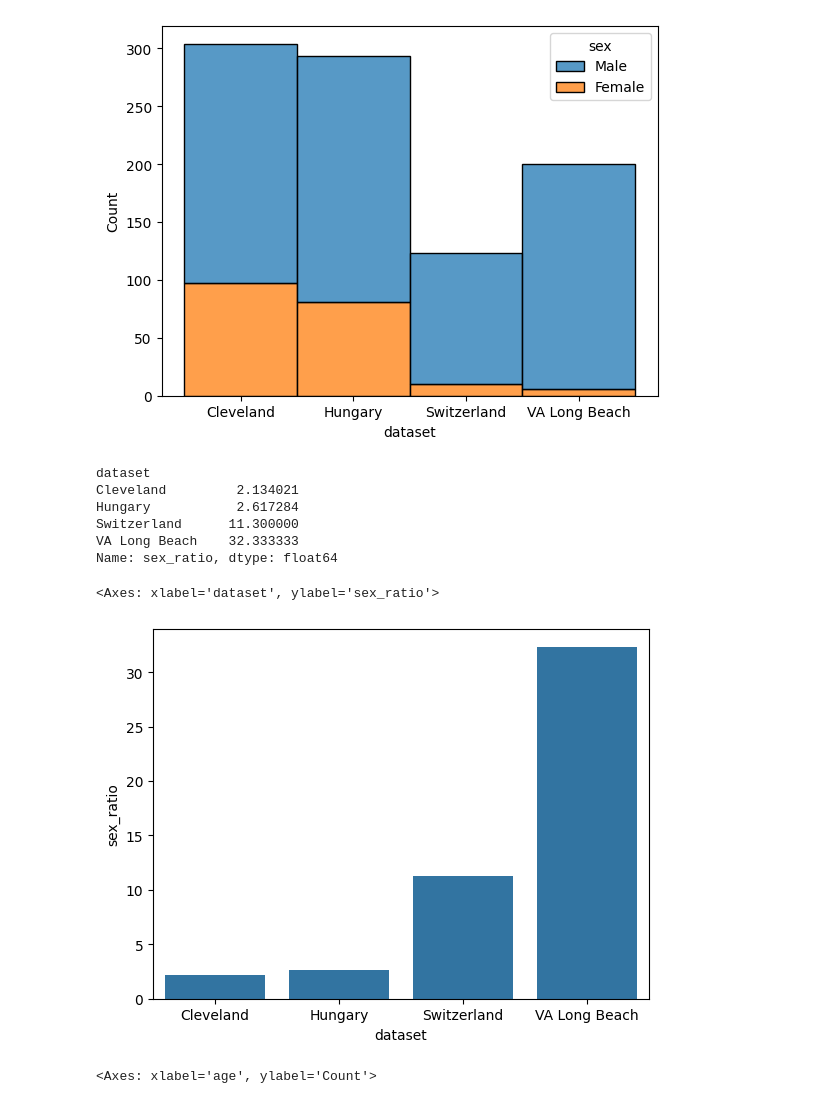
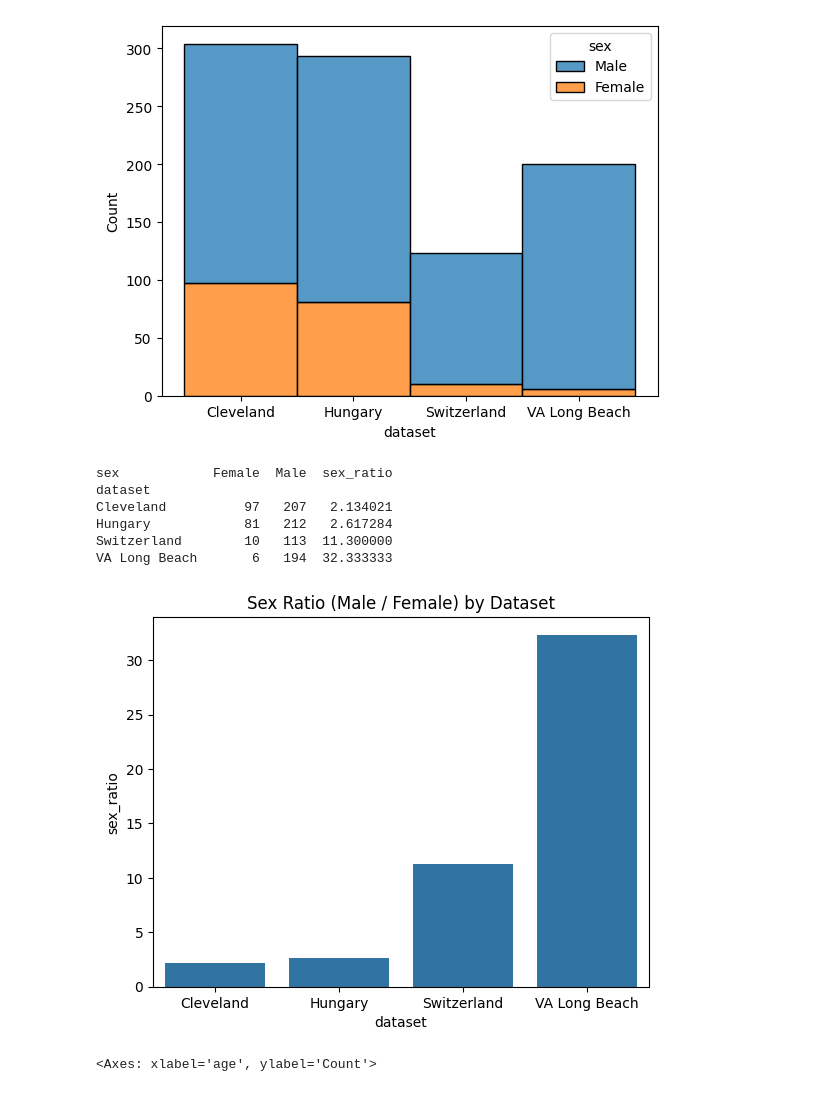
Before and after one commit to PaoloWalsh/medical-diagnosis-aid, a Jupyter notebook: eda/heart_data_analysis.ipynb, the cells around one changed output. Drawn from its saved outputs; the diff is of its cells as text; code cells hidden in the pictures.

```diff
--- a/eda/heart_data_analysis.ipynb
+++ b/eda/heart_data_analysis.ipynb
@@ -6,7 +6,7 @@ import seaborn as sns
 # %% [markdown]
 ## Data Understanding
 # %%
-df = pd.read_csv('../data/heart_disease_uci.csv')
+df = pd.read_csv('../data/heart_disease_uci.csv', index_col = 'id')
 df.info()
 df.shape
 # %% [output]
@@ -51,0 +60,16 @@ df.describe().T
+# %%
+df.rename(columns={
+    'cp': 'chest_pain_type',
+    'trestbps': 'blood_pressure_resting',
+    'chol': 'cholesterol',
+    'fbs': 'fasting_blood_sugar',
+    'restecg': 'ecg_resting',
+    'thalch': 'max_heart_rate',
+    'exang': 'exercise_induced_angina',
+    'oldpeak': 'st_depression_exercise',
+    'slope': 'st_slope_type',
+    'ca': 'major_vessels_colored',
+    'thal': 'thal_defect_type',
+    'num': 'heart_disease_prediction'
+}, inplace=True)
+df.columns
@@ -52,9 +83,8 @@ df.describe().T
 # %% [markdown]
 ## Handle Missing data
 # %%
-#since it is impossimble to have a cholesterol level of 0, we will replace 0 with NaN
-df['chol'] = df['chol'].replace(0, np.nan)
-df['trestbps'] = df['trestbps'].replace(0, np.nan)
+df['cholesterol'] = df['cholesterol'].replace(0, np.nan)
+df['blood_pressure_resting'] = df['blood_pressure_resting'].replace(0, np.nan)
 # %% [markdown]
 ## Data Visualization
 # %%
@@ -99,18 +133,18 @@ Name: count, dtype: int64
 # %%
 sex_ratio = df.groupby(['dataset', 'sex']).size().unstack().fillna(0)
 sex_ratio['sex_ratio'] = sex_ratio['Male'] / sex_ratio['Female']
-#plot sex_ratio on histogram
-print(sex_ratio['sex_ratio'])
+print(sex_ratio)
 sns.barplot(data=sex_ratio.reset_index(), x='dataset', y='sex_ratio')
+plt.title('Sex Ratio (Male / Female) by Dataset')
+plt.show()
 # %% [output]
+sex            Female  Male  sex_ratio
 dataset
-Cleveland         2.134021
-Hungary           2.617284
-Switzerland      11.300000
-VA Long Beach    32.333333
-Name: sex_ratio, dtype: float64
+Cleveland          97   207   2.134021
+Hungary            81   212   2.617284
+Switzerland        10   113  11.300000
+VA Long Beach       6   194  32.333333
-<Axes: xlabel='dataset', ylabel='sex_ratio'>
-[figure, old version]
+[figure, new version]
 # %%
 sns.histplot(data=df, x='age', hue='dataset', multiple='stack')
 # %% [output]
```
Also changed, not shown: parts of 31 cells of this notebook.
